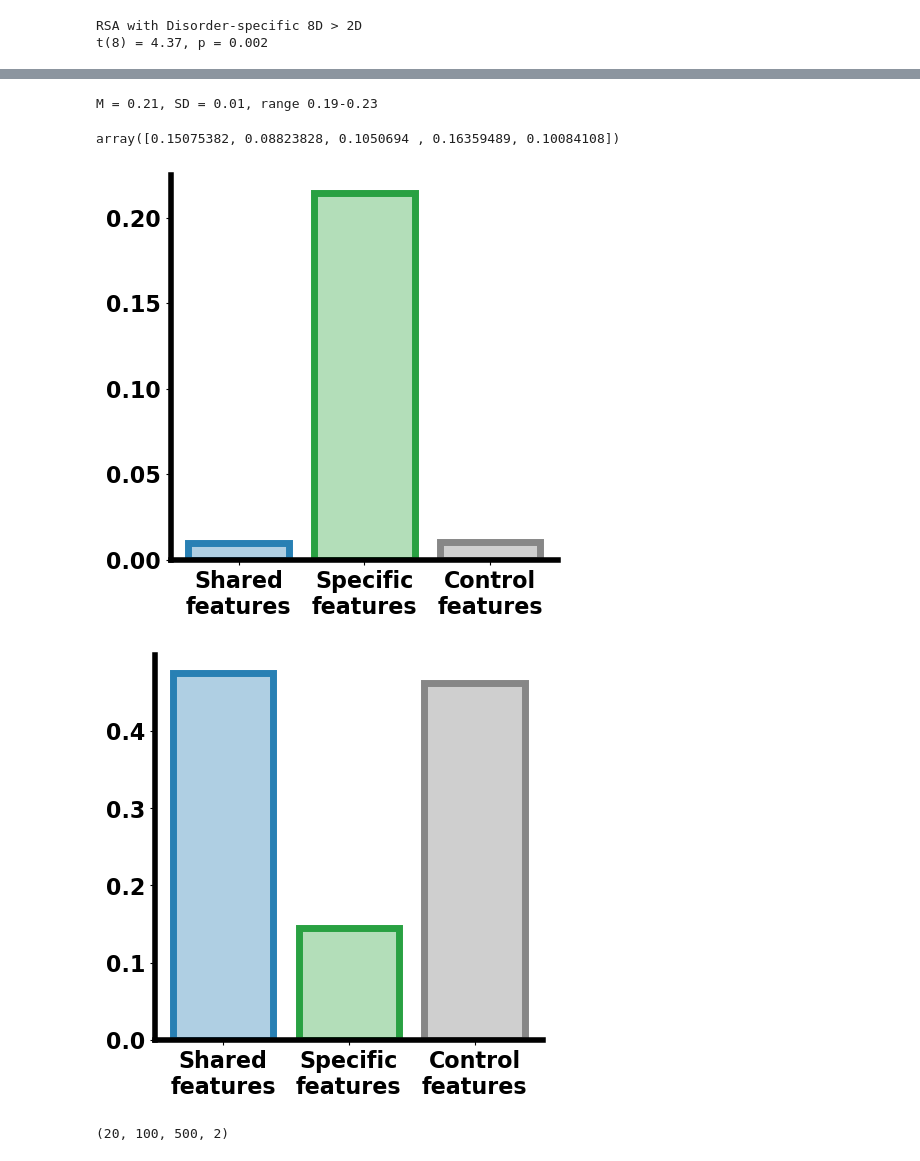
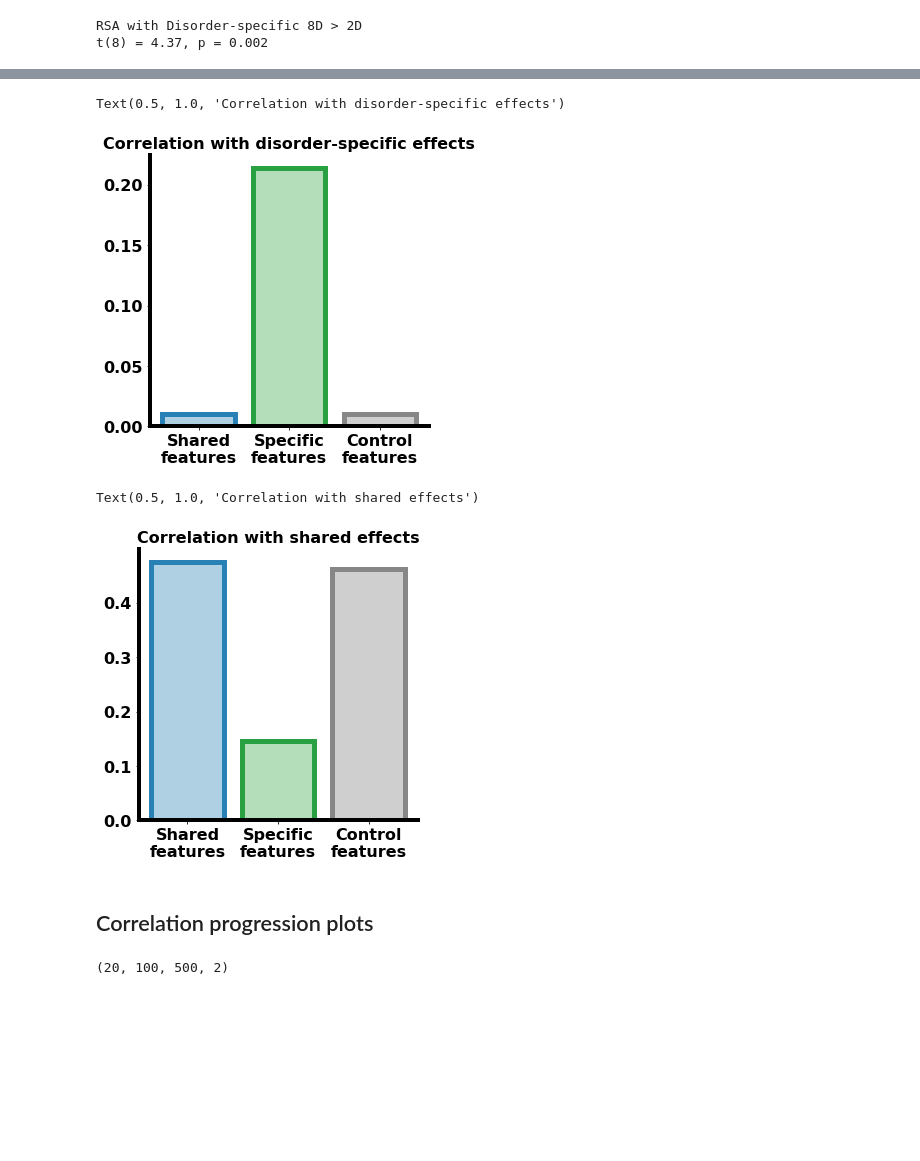
Before and after one commit to Aglinskas/pub-CVAE-sim-neuroanatomy, a Jupyter notebook: Code/18-paper-analysis-correlation-analyses.ipynb, the cells around one changed output, grey strips where cells are left out. Cells and saved outputs as stored; diff of their text form; code cells hidden in the pictures; blank space fills up the shorter version.

```diff
--- a/Code/18-paper-analysis-correlation-analyses.ipynb
+++ b/Code/18-paper-analysis-correlation-analyses.ipynb
@@ -682,8 +513,0 @@ t(8) = 5.75, p < .001
-# %%
-get_descriptive(res_cvae['rsa_s_ens'])
-# %% [output]
-M = 0.21, SD = 0.01, range 0.19-0.23
-# %%
-res_cvae_N200['rsa_s_ens']
-# %% [output]
-array([0.15075382, 0.08823828, 0.1050694 , 0.16359489, 0.10084108])
@@ -694,22 +514,24 @@ array([0.15075382, 0.08823828, 0.1050694 , 0.16359489, 0.10084108])
 # %%
 fig,ax = plt.subplots(figsize=(5,5))
 v1 = res_cvae['rsa_zs_ens']
 v2 = res_cvae['rsa_s_ens']
 v3 = res_vae['rsa_s_ens']
 xs = np.arange(3)
 
 plt.bar(0,v1.mean(),color=np.array([175,207,227])/255,edgecolor=np.array([40,128,180])/255,linewidth=5)
 plt.bar(1,v2.mean(),color=np.array([179,222,185])/255,edgecolor=np.array([41,161,66])/255,linewidth=5)
 plt.bar(2,v3.mean(),color=np.array([207,207,207])/255,edgecolor=np.array([135,135,135])/255,linewidth=5)
 
 ax.spines['right'].set_visible(False)
 ax.spines['top'].set_visible(False)
 ax.spines['bottom'].set_linewidth(4)
 ax.spines['left'].set_linewidth(4)
 plt.yticks(fontsize=16,fontweight='bold');
 plt.xticks([0,1,2],labels=['Shared\nfeatures','Specific\nfeatures','Control\nfeatures'],fontsize=16,fontweight='bold');
+plt.title('Correlation with disorder-specific effects',fontsize=16,fontweight='bold')
 # %% [output]
+Text(0.5, 1.0, 'Correlation with disorder-specific effects')
-[figure, old version]
+[figure, new version]
 # %%
 fig,ax = plt.subplots(figsize=(5,5))
 v1 = res_cvae['rsa_z_ens']
@@ -727,5 +549,7 @@ ax.spines['bottom'].set_linewidth(4)
 ax.spines['left'].set_linewidth(4)
 plt.yticks(fontsize=16,fontweight='bold');
 plt.xticks([0,1,2],labels=['Shared\nfeatures','Specific\nfeatures','Control\nfeatures'],fontsize=16,fontweight='bold');
+plt.title('Correlation with shared effects',fontsize=16,fontweight='bold')
 # %% [output]
+Text(0.5, 1.0, 'Correlation with shared effects')
-[figure, old version]
+[figure, new version]
@@ -735,3 +556,5 @@ plt.xticks([0,1,2],labels=['Shared\nfeatures','Specific\nfeatures','Control\nfea
+# %% [markdown]
+## Correlation progression plots
 # %%
 s_latents = res_cvae['s_latents']
 z_latents = res_cvae['z_latents']
```
Also changed, not shown: parts of 17 cells of this notebook, 6 other files.
